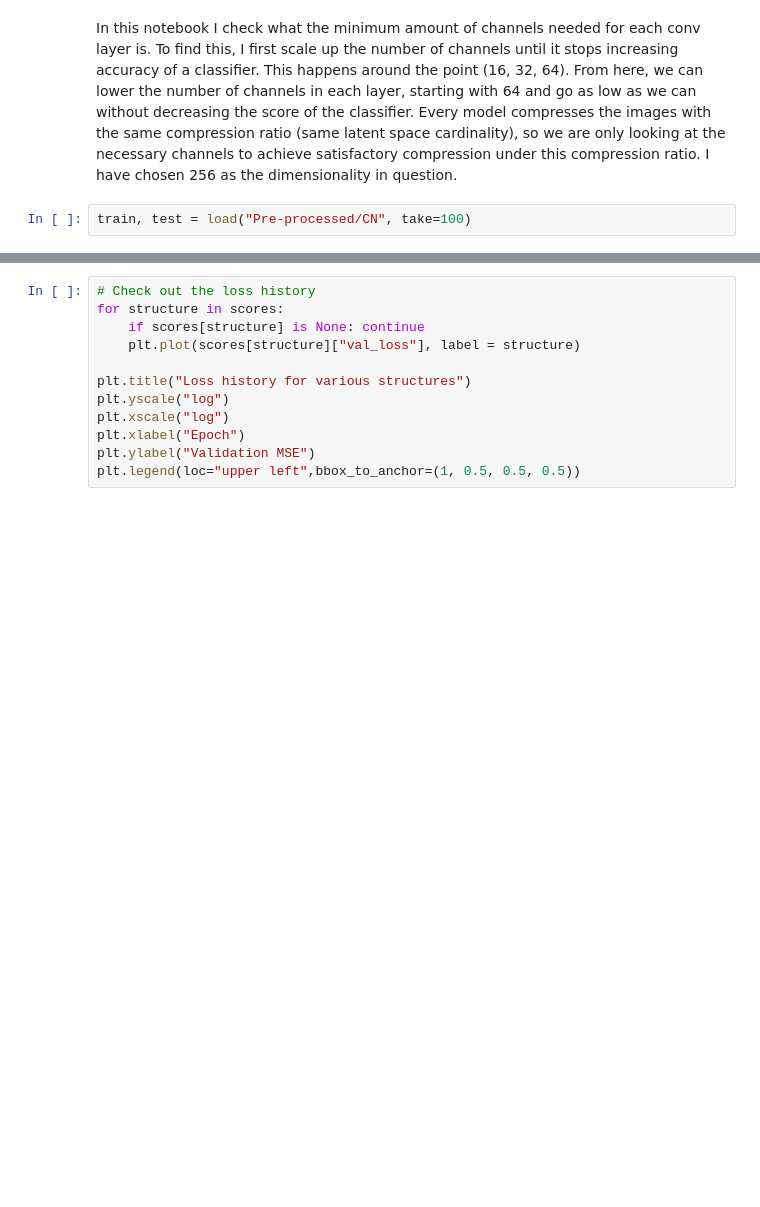
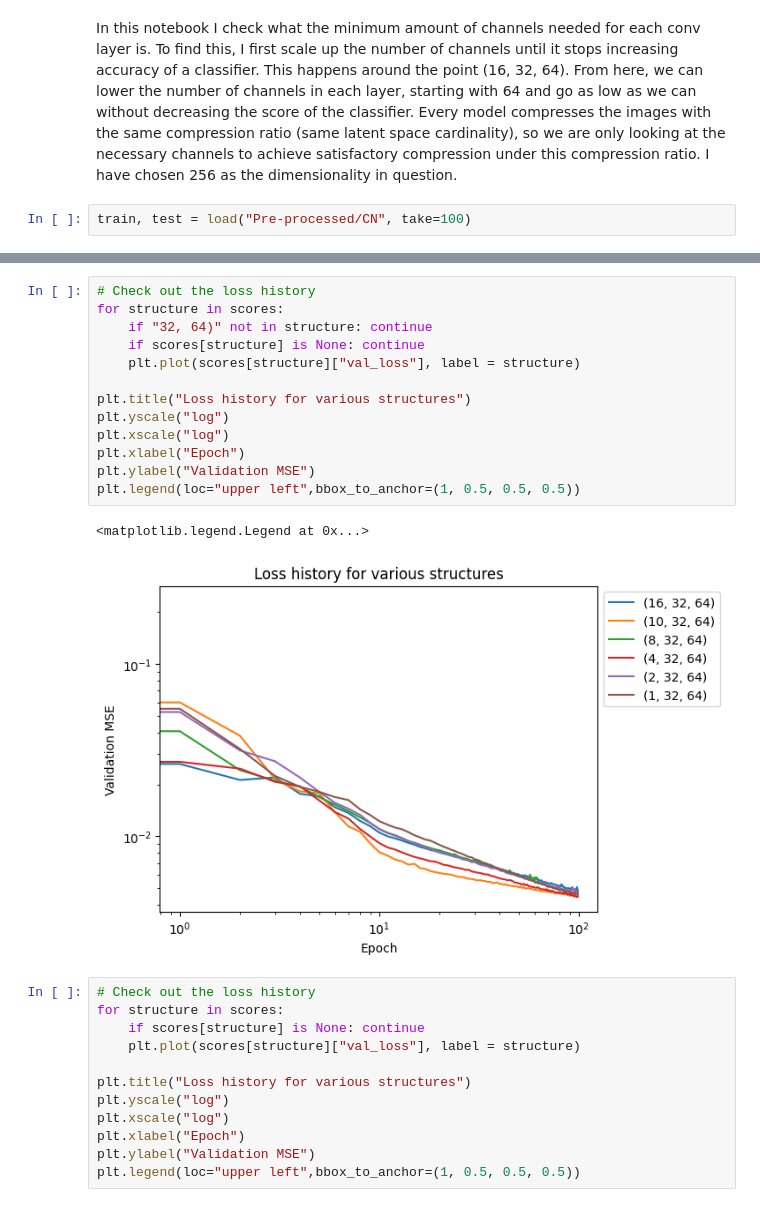
Before and after one commit to Vaakir/unsupervised-deep-learning-bachelor-thesis, a Jupyter notebook: test_optimal_depths.ipynb, the cells around one changed output, grey strips where cells are left out. Cells and saved outputs as stored; diff of their text form; blank space fills up the shorter version.

```diff
--- a/test_optimal_depths.ipynb
+++ b/test_optimal_depths.ipynb
@@ -98,3 +132,19 @@ with open("Cache/test_optimal_depths.json", "r") as f:
+# %%
+# Check out the loss history
+for structure in scores:
+    if "32, 64)" not in structure: continue
+    if scores[structure] is None: continue
+    plt.plot(scores[structure]["val_loss"], label = structure)
+
+plt.title("Loss history for various structures")
+plt.yscale("log")
+plt.xscale("log")
+plt.xlabel("Epoch")
+plt.ylabel("Validation MSE")
+plt.legend(loc="upper left",bbox_to_anchor=(1, 0.5, 0.5, 0.5))
+# %% [output]
+<matplotlib.legend.Legend at 0x...>
+[figure, added]
 # %%
 # Check out the loss history
 for structure in scores:
```
Also changed, not shown: parts of 14 cells of this notebook, 3 other files.
